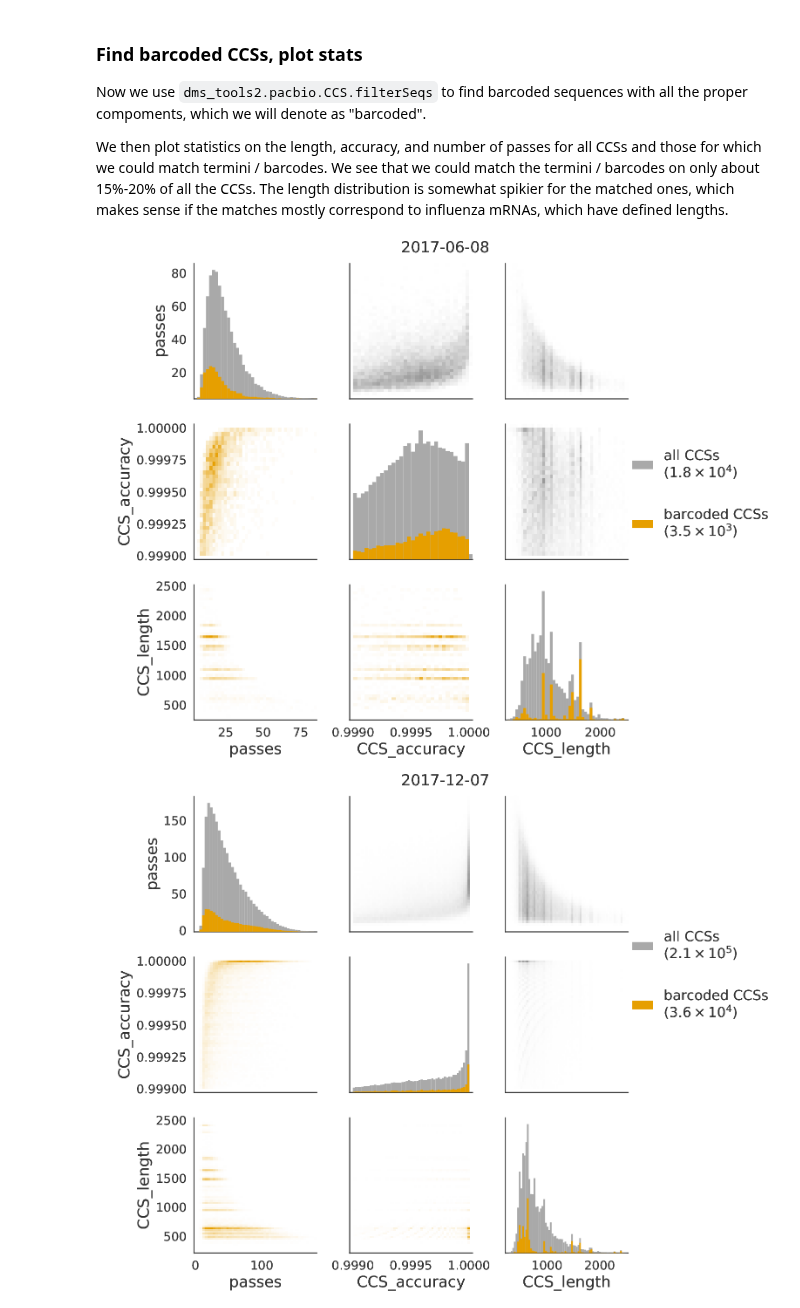
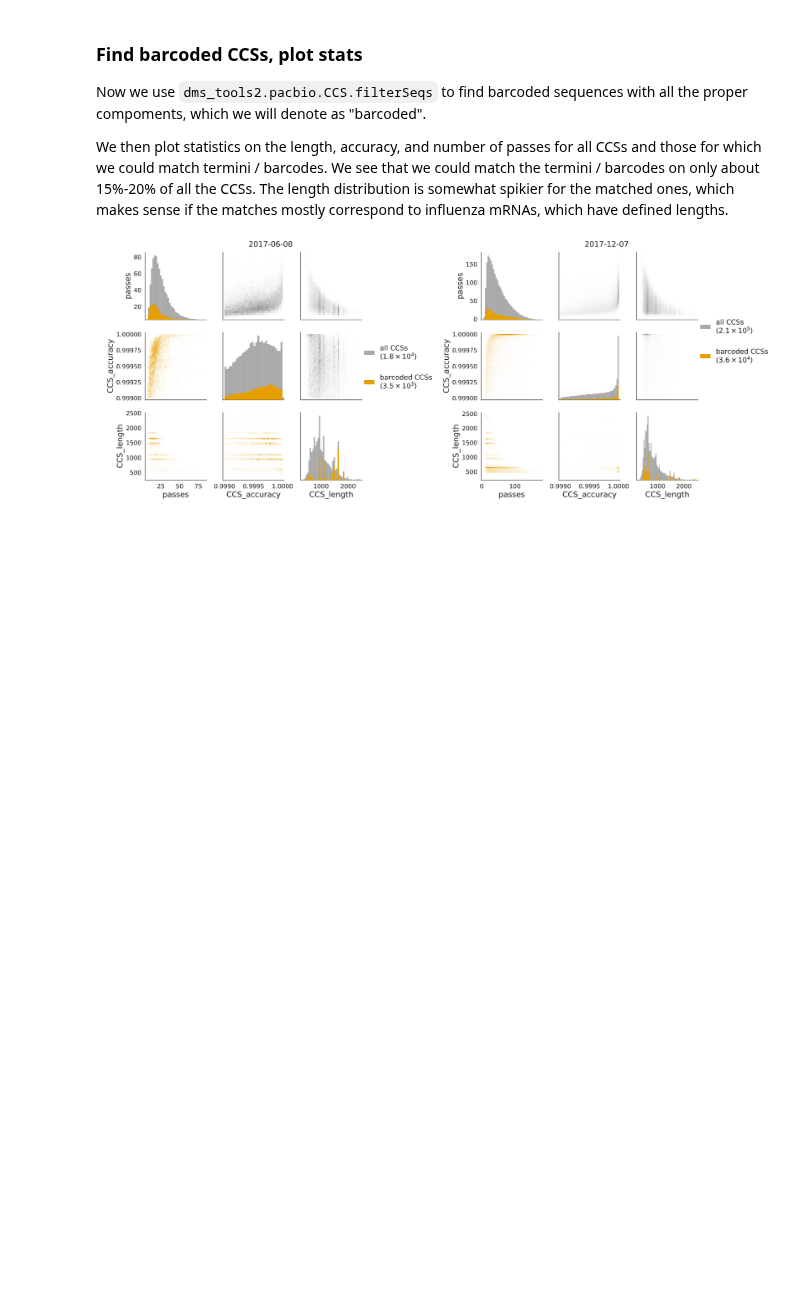
Before and after one commit to jbloomlab/IFNsorted_flu_single_cell, a Jupyter notebook: pacbio_analysis.ipynb, the cells around one changed output. Saved outputs shown, nothing was run; the diff lists cells and outputs as text; code cells hidden in the pictures; blank space fills up the shorter version.

```diff
--- a/pacbio_analysis.ipynb
+++ b/pacbio_analysis.ipynb
@@ -23,11 +25,17 @@ import warnings
 import collections
 warnings.simplefilter('ignore')
 
+import pandas
 from IPython.display import display, HTML
 
 import dms_tools2.pacbio
 from dms_tools2.ipython_utils import showPDF
 from dms_tools2.utils import reverseComplement
+from dms_tools2.plot import COLOR_BLIND_PALETTE_GRAY
+
+# import plotnine for plotting
+from plotnine import *
+_ = theme_set(theme_bw(base_size=12))
 # %% [markdown]
 ### Define / create directories
 We define the names of key directories for input and output, and create these directories if needed:
@@ -267,11 +275,12 @@ We then plot statistics on the length, accuracy, and number of passes for all CC
 We see that we could match the termini / barcodes on only about 15%-20% of all the CCSs.
 The length distribution is somewhat spikier for the matched ones, which makes sense if the matches mostly correspond to influenza mRNAs, which have defined lengths.
 # %%
+ccs_plots = []
 for ccs in ccslist:
     ccs.filterSeqs(match_str, filter_colname='barcoded')
     ccs_plot = os.path.join(ccsdir, ccs.name + '_CCS_plot.pdf')
     ccs.plotResults(ccs_plot, lower_filter='barcoded')
-    showPDF(ccs_plot)
+    ccs_plots.append(ccs_plot)
+showPDF(ccs_plots)
 # %% [output]
-[figure, old version]
+[figure, new version]
-[figure, removed]
```
Also changed, not shown: parts of 7 cells of this notebook.
